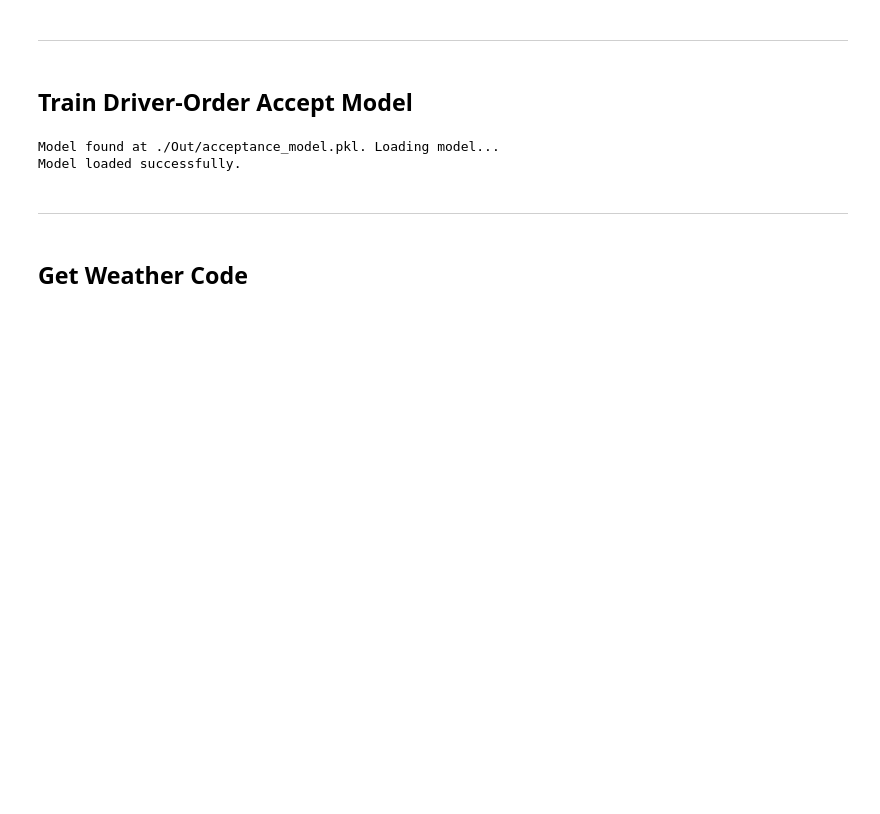
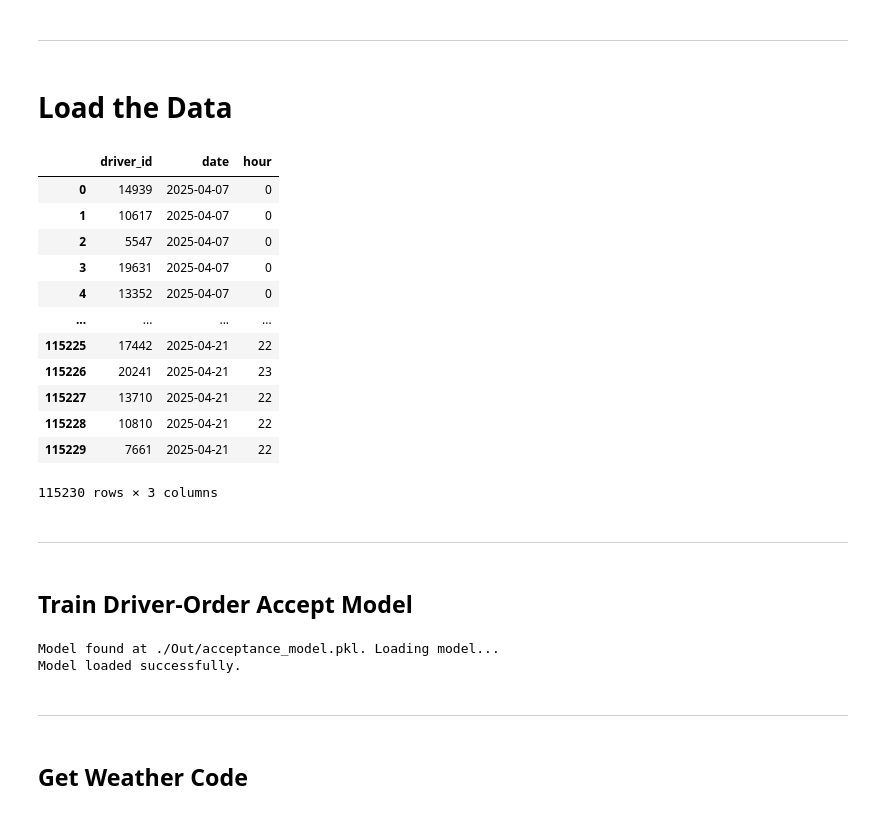
Before and after one commit to QianZeHao123/RideHail, a Jupyter notebook: zzz_main.ipynb, the cells around one changed output. Cells and saved outputs as stored; diff of their text form; code cells hidden in the pictures; blank space fills up the shorter version.

```diff
--- a/zzz_main.ipynb
+++ b/zzz_main.ipynb
@@ -21,5 +23,30 @@ import joblib
-# %% [markdown]
----
+# %% [markdown]
+---
+# %% [markdown]
+# Load the Data
+# %%
+schedule_data = pd.read_csv("./data/driver_schedule.csv", engine="pyarrow")
+driver_data = pd.read_csv("./data/driver_update2.csv", engine="pyarrow")
+order_data = pd.read_csv("./data/order.csv", engine="pyarrow")
+order_driver_data = pd.read_csv("./data/order_driver.csv", engine="pyarrow")
+# %%
+schedule_data
+# %% [output]
+|  | driver_id | date | hour |
+| 0 | 14939 | 2025-04-07 | 0 |
+| 1 | 10617 | 2025-04-07 | 0 |
+| 2 | 5547 | 2025-04-07 | 0 |
+| 3 | 19631 | 2025-04-07 | 0 |
+| 4 | 13352 | 2025-04-07 | 0 |
+| ... | ... | ... | ... |
+| 115225 | 17442 | 2025-04-21 | 22 |
+| 115226 | 20241 | 2025-04-21 | 23 |
+| 115227 | 13710 | 2025-04-21 | 22 |
+| 115228 | 10810 | 2025-04-21 | 22 |
+| 115229 | 7661 | 2025-04-21 | 22 |
+115230 rows × 3 columns
+# %% [markdown]
+---
 # %% [markdown]
 ## Train Driver-Order Accept Model
 # %%
```
Also changed, not shown: parts of 29 cells of this notebook.
